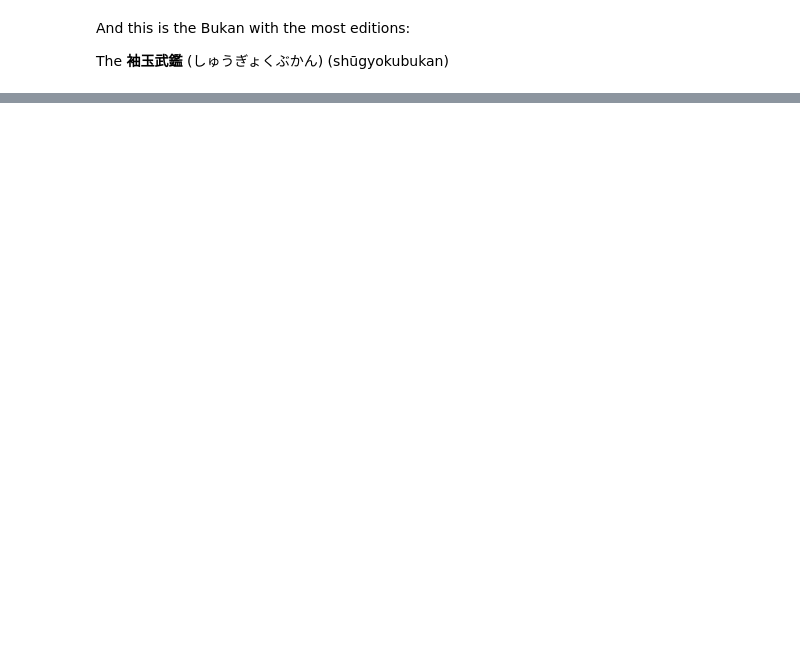
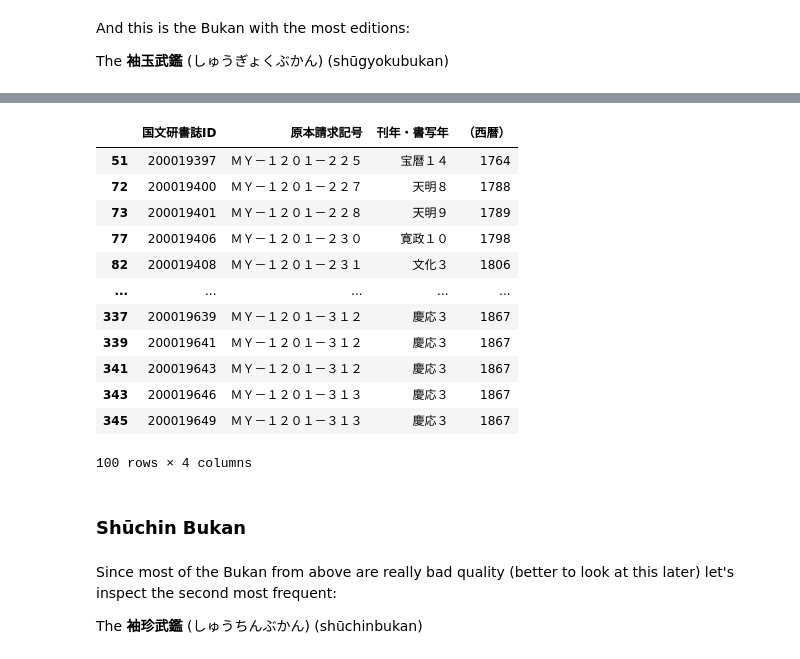
Before and after one commit to leyhline/bukan-collection, a Jupyter notebook: 00-data-validation.ipynb, the cells around one changed output, grey strips where cells are left out. Drawn from its saved outputs; the diff is of its cells as text; code cells hidden in the pictures; blank space fills up the shorter version.

```diff
--- a/00-data-validation.ipynb
+++ b/00-data-validation.ipynb
@@ -110,4 +116,4 @@ And this is the Bukan with the most editions:
 
 The **袖玉武鑑** (しゅうぎょくぶかん) (shūgyokubukan)
 # %%
-data[data["書名（統一書名）"] == "袖玉武鑑"]
+shuugyokubukan = data[data["書名（統一書名）"] == "袖玉武鑑"]
@@ -127,0 +120,26 @@ data[data["書名（統一書名）"] == "袖玉武鑑"]
+# %%
+# Output CSV for easier analysis in other software
+shuugyokubukan.drop(
+    ["書名（統一書名）", "X", "Y", "Width", "Height", "Comment", "(単位)", "冊数等", "刊・写", "オープンデータ分類", "公開時期"], 1).astype(
+    {"国文研書誌ID":int, "（西暦）":int})#.to_csv(
+#    "shuugyokubukan.csv", index=False)
+# %% [output]
+|  | 国文研書誌ID | 原本請求記号 | 刊年・書写年 | （西暦） |
+| 51 | 200019397 | ＭＹ－１２０１－２２５ | 宝暦１４ | 1764 |
+| 72 | 200019400 | ＭＹ－１２０１－２２７ | 天明８ | 1788 |
+| 73 | 200019401 | ＭＹ－１２０１－２２８ | 天明９ | 1789 |
+| 77 | 200019406 | ＭＹ－１２０１－２３０ | 寛政１０ | 1798 |
+| 82 | 200019408 | ＭＹ－１２０１－２３１ | 文化３ | 1806 |
+| ... | ... | ... | ... | ... |
+| 337 | 200019639 | ＭＹ－１２０１－３１２ | 慶応３ | 1867 |
+| 339 | 200019641 | ＭＹ－１２０１－３１２ | 慶応３ | 1867 |
+| 341 | 200019643 | ＭＹ－１２０１－３１２ | 慶応３ | 1867 |
+| 343 | 200019646 | ＭＹ－１２０１－３１３ | 慶応３ | 1867 |
+| 345 | 200019649 | ＭＹ－１２０１－３１３ | 慶応３ | 1867 |
+100 rows × 4 columns
+# %% [markdown]
+### Shūchin Bukan
+# %% [markdown]
+Since most of the Bukan from above are really bad quality (better to look at this later) let's inspect the second most frequent:
+
+The **袖珍武鑑** (しゅうちんぶかん) (shūchinbukan)
```
Also changed, not shown: parts of 10 cells of this notebook, 1 other file.
